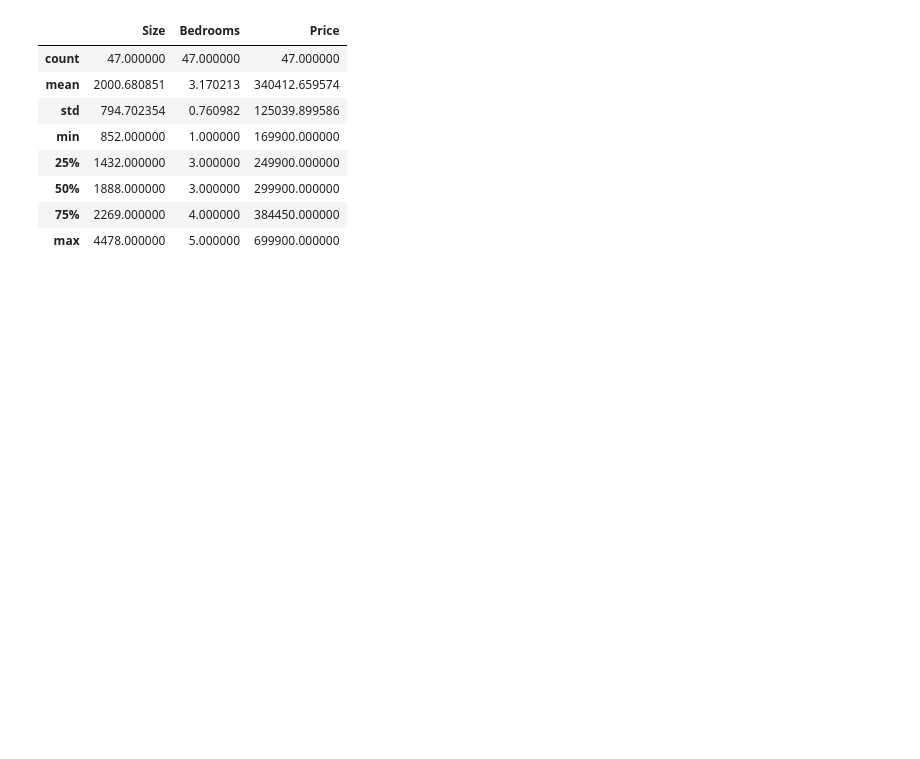
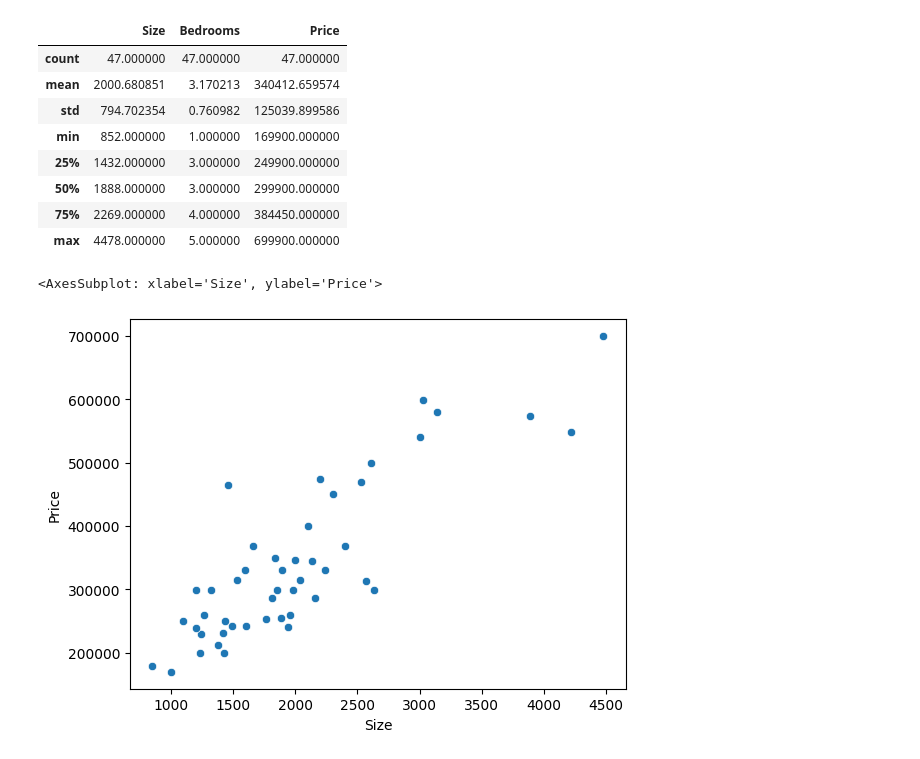
Before and after one commit to MKrysz/6th, a Jupyter notebook: ML/lab02/lab02.ipynb, the cells around one changed output. Saved outputs shown, nothing was run; the diff lists cells and outputs as text; code cells hidden in the pictures; blank space fills up the shorter version.

```diff
--- a/ML/lab02/lab02.ipynb
+++ b/ML/lab02/lab02.ipynb
@@ -128,3 +134,8 @@ df.describe()
 | 50% | 1888.000000 | 3.000000 | 299900.000000 |
 | 75% | 2269.000000 | 4.000000 | 384450.000000 |
 | max | 4478.000000 | 5.000000 | 699900.000000 |
+# %%
+sns.scatterplot(x='Size', y='Price', data=df)
+# %% [output]
+<AxesSubplot: xlabel='Size', ylabel='Price'>
+[figure, added]
```
Also changed, not shown: parts of 19 cells of this notebook.
